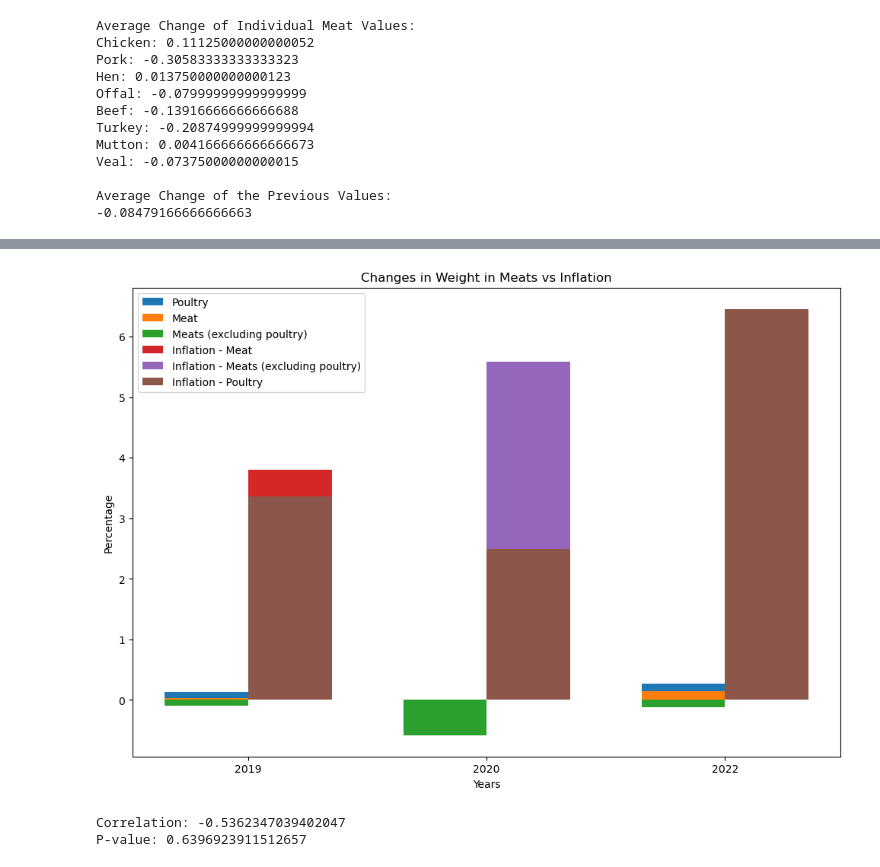
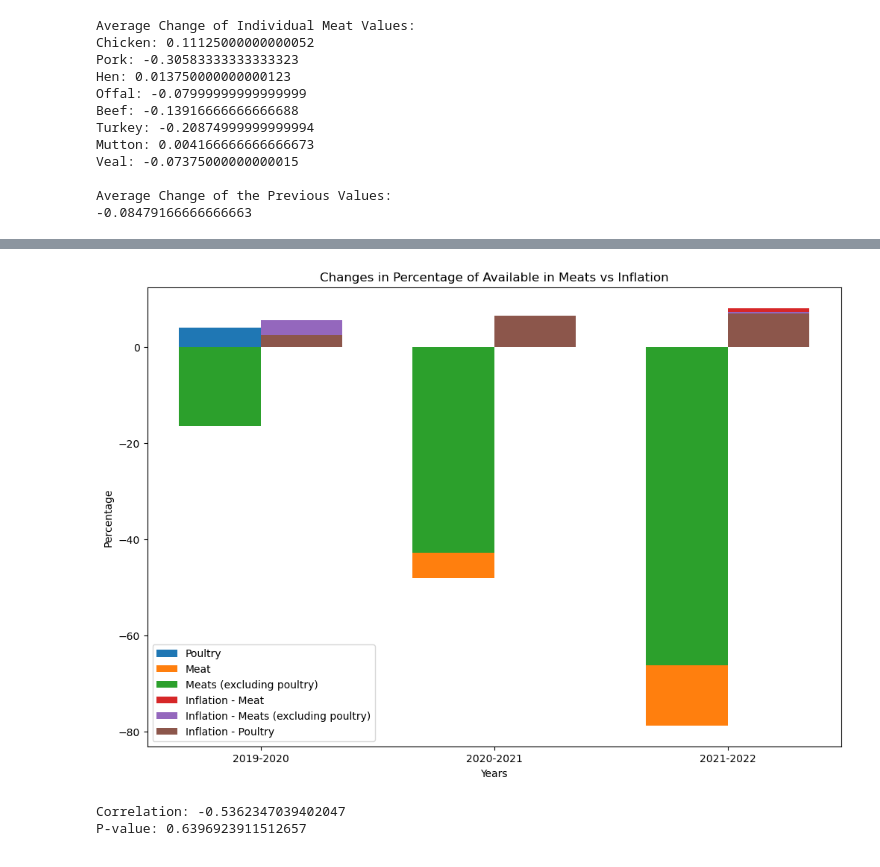
Before and after one commit to UofT-Bootcamp-Data-Analytics/Team_3_Python_Project, a Jupyter notebook: output_data/Food Availability vs Inflation. .ipynb, the cells around one changed output, grey strips where cells are left out. Drawn from its saved outputs; the diff is of its cells as text; code cells hidden in the pictures.

Commit message:
Add files via upload
Updated files along some more visualizations ~ can update or change

```diff
--- a/output_data/Food Availability vs Inflation. .ipynb
+++ b/output_data/Food Availability vs Inflation. .ipynb
@@ -364,40 +407,41 @@ plt.show()
 # %%
 # Define the data
-years = ["2019", "2020", "2022"]
-poultry_changes = [0.135, -0.285, 0.275]
-meat_changes = [0.02625, -0.3575, 0.14625]
-meats_excluding_poultry_changes = [-0.09, -0.5816666666666667, -0.11833333333333333]
-inflation_changes_meat = [3.80, 4.52, 4.32]
-inflation_changes_meats_excluding_poultry = [2.81, 5.59, 3.20]
-inflation_changes_poultry = [3.36, 2.50, 6.46]
+years = ["2019-2020", "2020-2021", "2021-2022"]
+poultry_changes = [3.994816, -5.219180, -12.483097]
+meat_changes = [-12.530265, -48.013293, -78.687406]
+meats_excluding_poultry_changes = [-16.525081, -42.794113, -66.204309]
+
+inflation_changes_meat = [4.52, 4.32, 8.06]
+inflation_changes_meats_excluding_poultry = [5.59, 3.20, 7.27]
+inflation_changes_poultry = [2.50, 6.46, 6.99]
 
 plt.figure(figsize=(12, 8))
 
 bar_width = 0.35
 
 bar_positions = np.arange(len(years))
 
 plt.bar(bar_positions - bar_width/2, poultry_changes, width=bar_width, label='Poultry')
 plt.bar(bar_positions - bar_width/2, meat_changes, width=bar_width, label='Meat')
 plt.bar(bar_positions - bar_width/2, meats_excluding_poultry_changes, width=bar_width, label='Meats (excluding poultry)')
 
 plt.bar(bar_positions + bar_width/2, inflation_changes_meat, width=bar_width, label='Inflation - Meat')
 plt.bar(bar_positions + bar_width/2, inflation_changes_meats_excluding_poultry, width=bar_width, label='Inflation - Meats (excluding poultry)')
 plt.bar(bar_positions + bar_width/2, inflation_changes_poultry, width=bar_width, label='Inflation - Poultry')
 
-plt.title("Changes in Weight in Meats vs Inflation")
+plt.title("Changes in Percentage of Available in Meats vs Inflation")
 plt.xlabel("Years")
 plt.ylabel("Percentage")
 
 plt.xticks(bar_positions, years)
 
 plt.legend()
 
-plt.savefig("Changes in Weight vs Inflation Change per year.png")
+plt.savefig("Changes in Available Meats vs Inflation Change per year.png")
 
 plt.show()
 # %% [output]
-[figure, old version]
+[figure, new version]
 # %%
 meat_changes = [0.02625, -0.3575, 0.14625]
 inflation_changes_meat = [3.80, 4.52, 4.32]
```
Also changed, not shown: parts of 8 cells of this notebook, 3 other files.
